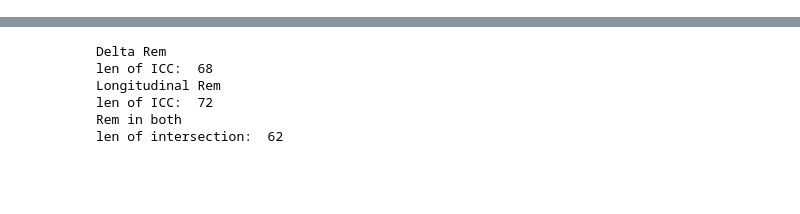
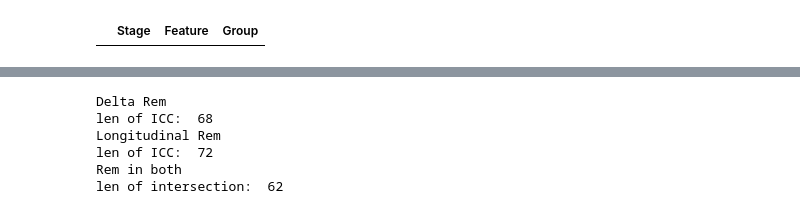
Before and after one commit to aaron-rankin/LongitudinalRadiomics-MRgRT, a Jupyter notebook: Visualisation/FeatureComp.ipynb, the cells around one changed output, grey strips where cells are left out. Saved outputs shown, nothing was run; the diff lists cells and outputs as text; code cells hidden in the pictures; blank space fills up the shorter version.

```diff
--- a/Visualisation/FeatureComp.ipynb
+++ b/Visualisation/FeatureComp.ipynb
@@ -22,3 +95,19 @@ ln_Vol = ln_Vol['Feature'].unique()
+# %%
+df_stage_dlt = pd.DataFrame(columns=['Stage', 'Feature', 'Group'])
+
+for ft in fts_all:
+    if ft in dlt_ICC:
+        df_stage_dl = df_stage_dl.append({'Stage': 'ICC', 'Feature': ft, 'Group': ft.split('_')[0]}, ignore_index=True)
+    elif ft in dlt_Vol:
+        df_stage_dl = df_stage_dl.append({'Stage': 'Vol', 'Feature': ft, 'Group': ft.split('_')[0]}, ignore_index=True)
+    elif ft in dlt_sel_fts:
+        df_stage_dl = df_stage_dl.append({'Stage': 'Sel', 'Feature': ft, 'Group': ft.split('_')[0]}, ignore_index=True)
+    else:
+        df_stage_dl = df_stage_dl.append({'Stage': 'Clustering', 'Feature': ft, 'Group': ft.split('_')[0]}, ignore_index=True)
+
+df_stage_dlt
+# %% [output]
+|  | Stage | Feature | Group |
 # %%
 # get intersection of ICC and vol for both models
 print('Delta ICC and Delta Vol')
```
Also changed, not shown: parts of 5 cells of this notebook, 11 other files.
